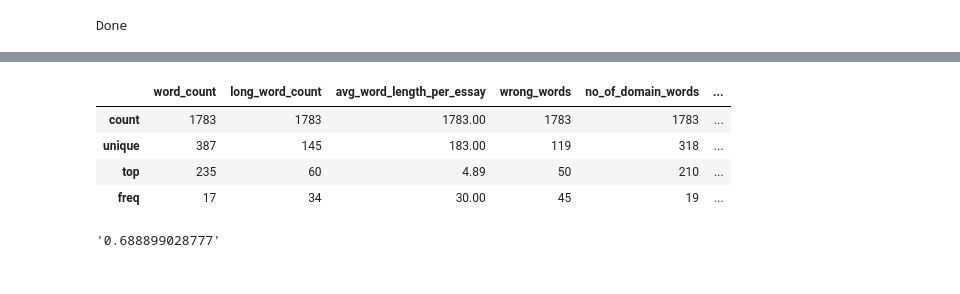
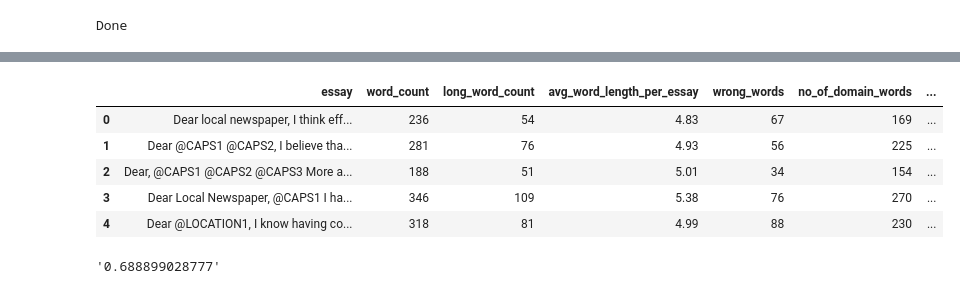
Before and after one commit to vasu5235/Kaggle-Automated-Essay-Checking-System, a Jupyter notebook: aes.ipynb, the cells around one changed output, grey strips where cells are left out. Drawn from its saved outputs; the diff is of its cells as text; code cells hidden in the pictures.

```diff
--- a/aes.ipynb
+++ b/aes.ipynb
@@ -169,15 +169,16 @@ Done
 # %%
 # Save the features generated to a .csv file in case of failure or recovery purpose.
 X_all.to_csv('features_set_1.csv', sep='\t')
 
 describe_the_data = X_all.drop('essay',axis = 1)
-describe_the_data.describe()
+describe_the_data.head()
 # %% [output]
-|  | word_count | long_word_count | avg_word_length_per_essay | wrong_words | no_of_domain_words | ... |
-| count | 1783 | 1783 | 1783.00 | 1783 | 1783 | ... |
-| unique | 387 | 145 | 183.00 | 119 | 318 | ... |
-| top | 235 | 60 | 4.89 | 50 | 210 | ... |
-| freq | 17 | 34 | 30.00 | 45 | 19 | ... |
+|  | essay | word_count | long_word_count | avg_word_length_per_essay | wrong_words | no_of_domain_words | ... |
+| 0 | Dear local newspaper, I think eff... | 236 | 54 | 4.83 | 67 | 169 | ... |
+| 1 | Dear @CAPS1 @CAPS2, I believe tha... | 281 | 76 | 4.93 | 56 | 225 | ... |
+| 2 | Dear, @CAPS1 @CAPS2 @CAPS3 More a... | 188 | 51 | 5.01 | 34 | 154 | ... |
+| 3 | Dear Local Newspaper, @CAPS1 I ha... | 346 | 109 | 5.38 | 76 | 270 | ... |
+| 4 | Dear @LOCATION1, I know having co... | 318 | 81 | 4.99 | 88 | 230 | ... |
 # %%
 #Fitting, predicting and calculating error.
 #Using LinearRegression, 5 fold cross validation and quadratic kappa as an error metric.
```
Also changed, not shown: parts of 2 cells of this notebook, 3 other files.
